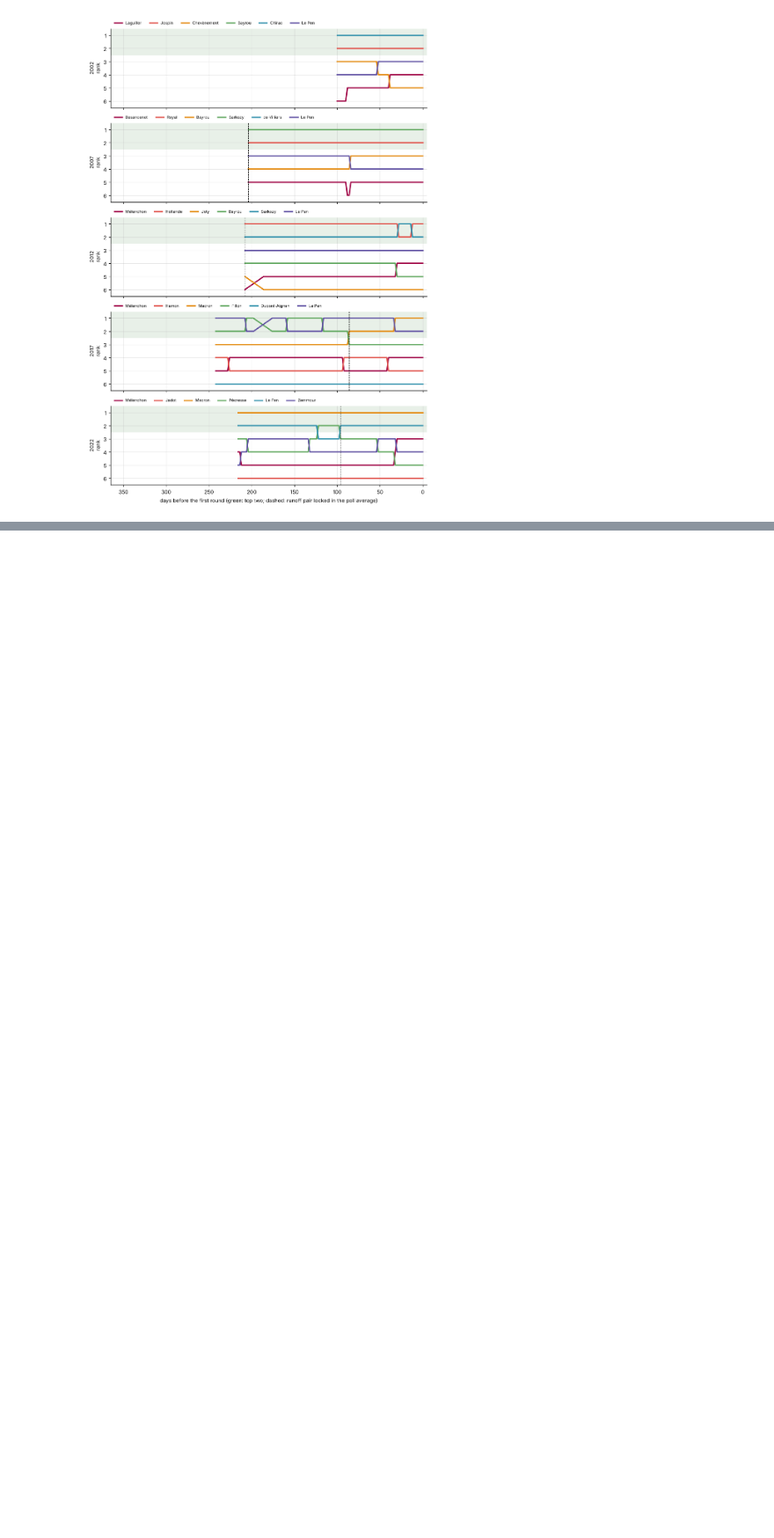
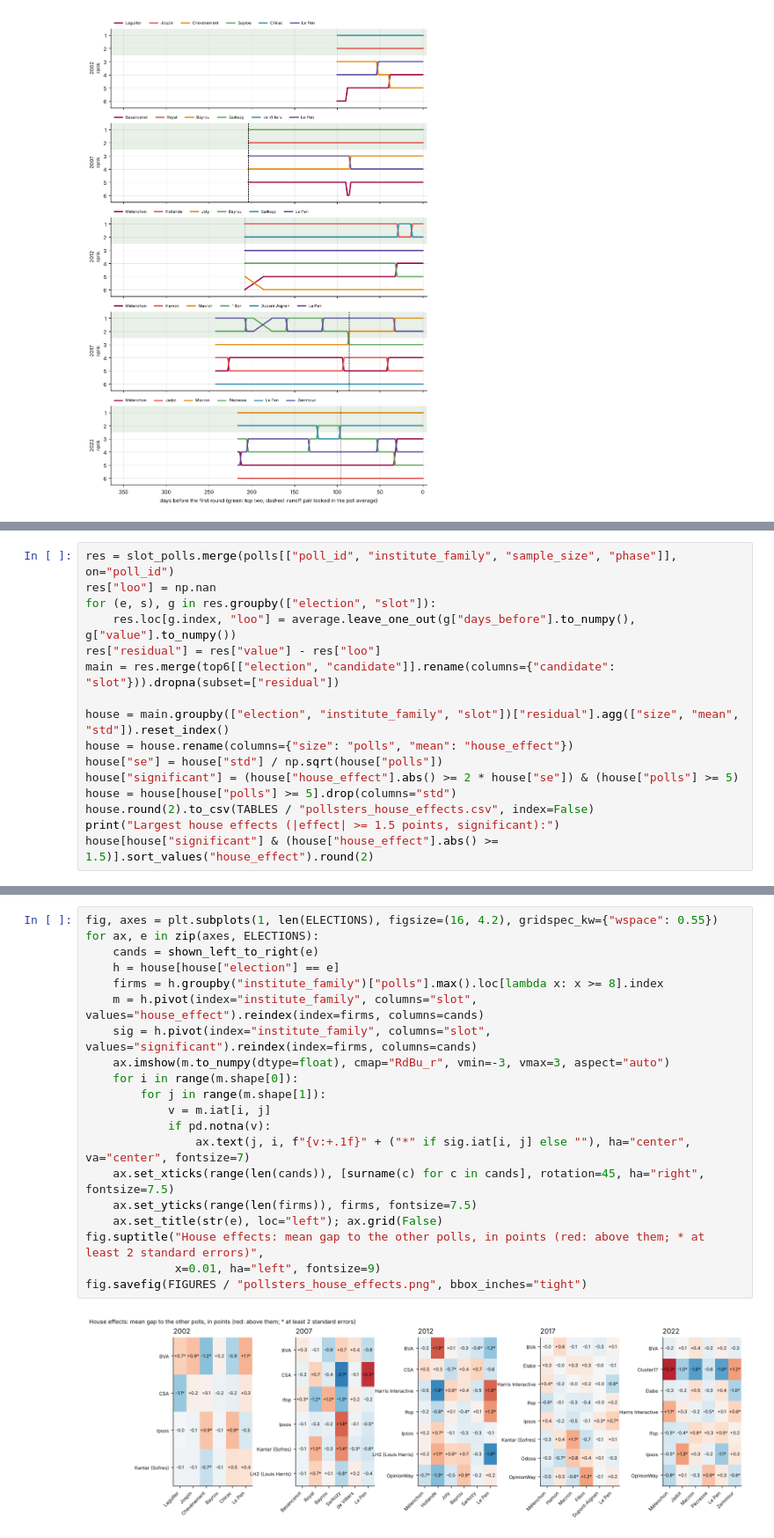
Before and after one commit to clarasalas/strategic-voting-polls-2RS, a Jupyter notebook: notebooks/05_polls_descriptive.ipynb, the cells around one changed output, grey strips where cells are left out. Shown at 88% size. Saved outputs shown, nothing was run; the diff lists cells and outputs as text; blank space fills up the shorter version.

```diff
--- a/notebooks/05_polls_descriptive.ipynb
+++ b/notebooks/05_polls_descriptive.ipynb
@@ -403,0 +412,16 @@ fig.savefig(FIGURES / "ranks.png")
+# %%
+res = slot_polls.merge(polls[["poll_id", "institute_family", "sample_size", "phase"]], on="poll_id")
+res["loo"] = np.nan
+for (e, s), g in res.groupby(["election", "slot"]):
+    res.loc[g.index, "loo"] = average.leave_one_out(g["days_before"].to_numpy(), g["value"].to_numpy())
+res["residual"] = res["value"] - res["loo"]
+main = res.merge(top6[["election", "candidate"]].rename(columns={"candidate": "slot"})).dropna(subset=["residual"])
+
+house = main.groupby(["election", "institute_family", "slot"])["residual"].agg(["size", "mean", "std"]).reset_index()
+house = house.rename(columns={"size": "polls", "mean": "house_effect"})
+house["se"] = house["std"] / np.sqrt(house["polls"])
+house["significant"] = (house["house_effect"].abs() >= 2 * house["se"]) & (house["polls"] >= 5)
+house = house[house["polls"] >= 5].drop(columns="std")
+house.round(2).to_csv(TABLES / "pollsters_house_effects.csv", index=False)
+print("Largest house effects (|effect| >= 1.5 points, significant):")
+house[house["significant"] & (house["house_effect"].abs() >= 1.5)].sort_values("house_effect").round(2)
@@ -403,0 +442,22 @@ fig.savefig(FIGURES / "ranks.png")
+# %%
+fig, axes = plt.subplots(1, len(ELECTIONS), figsize=(16, 4.2), gridspec_kw={"wspace": 0.55})
+for ax, e in zip(axes, ELECTIONS):
+    cands = shown_left_to_right(e)
+    h = house[house["election"] == e]
+    firms = h.groupby("institute_family")["polls"].max().loc[lambda x: x >= 8].index
+    m = h.pivot(index="institute_family", columns="slot", values="house_effect").reindex(index=firms, columns=cands)
+    sig = h.pivot(index="institute_family", columns="slot", values="significant").reindex(index=firms, columns=cands)
+    ax.imshow(m.to_numpy(dtype=float), cmap="RdBu_r", vmin=-3, vmax=3, aspect="auto")
+    for i in range(m.shape[0]):
+        for j in range(m.shape[1]):
+            v = m.iat[i, j]
+            if pd.notna(v):
+                ax.text(j, i, f"{v:+.1f}" + ("*" if sig.iat[i, j] else ""), ha="center", va="center", fontsize=7)
+    ax.set_xticks(range(len(cands)), [surname(c) for c in cands], rotation=45, ha="right", fontsize=7.5)
+    ax.set_yticks(range(len(firms)), firms, fontsize=7.5)
+    ax.set_title(str(e), loc="left"); ax.grid(False)
+fig.suptitle("House effects: mean gap to the other polls, in points (red: above them; * at least 2 standard errors)",
+             x=0.01, ha="left", fontsize=9)
+fig.savefig(FIGURES / "pollsters_house_effects.png", bbox_inches="tight")
+# %% [output]
+[figure, added]
```
Also changed, not shown: parts of 4 cells of this notebook, 4 other files.
